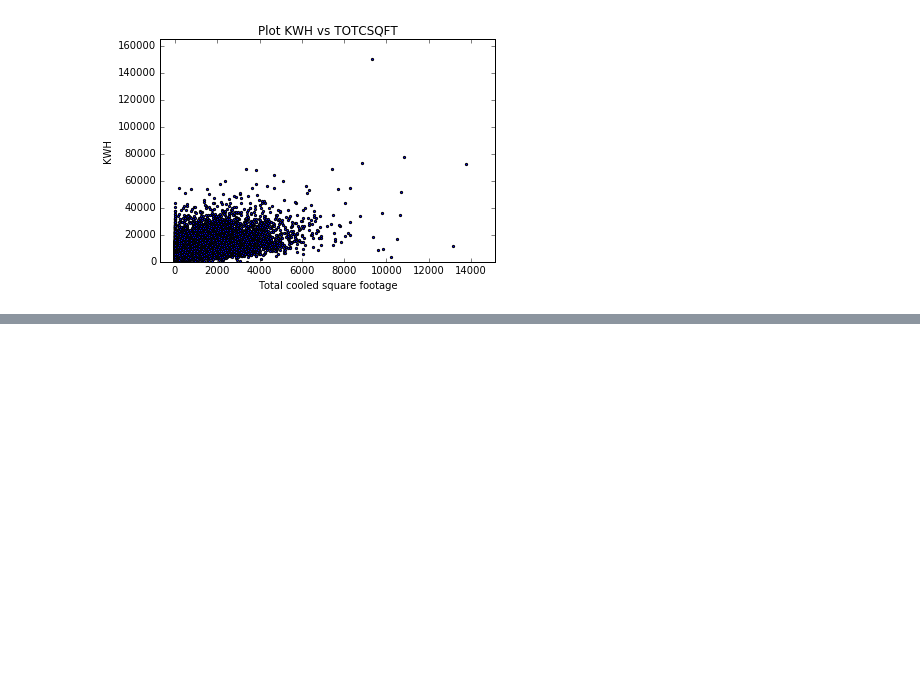
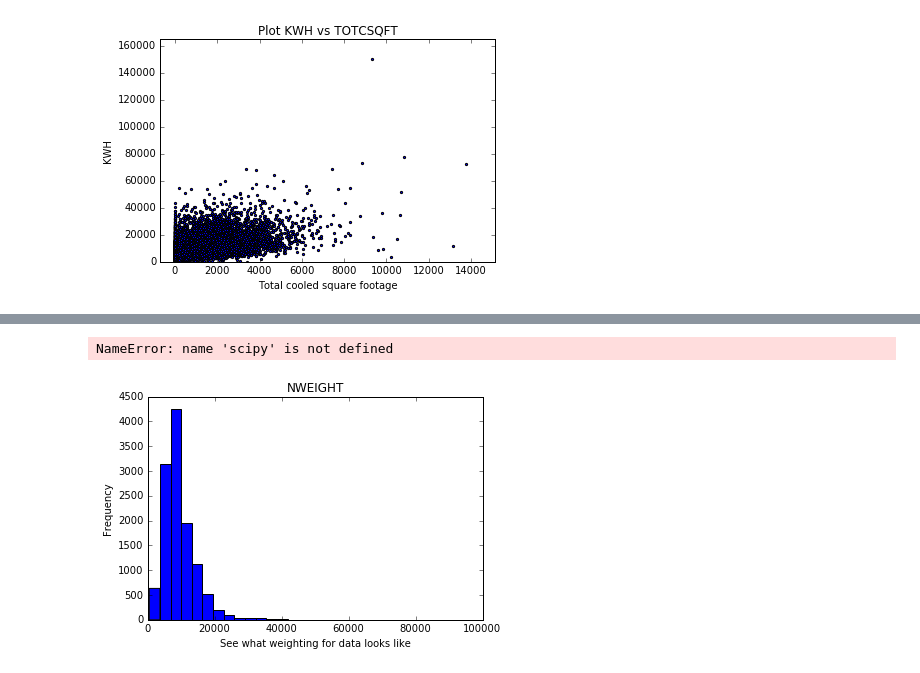
Before and after one commit to mohi7621/Springboard, a Jupyter notebook: capstone/data-wrangling-v3.ipynb, the cells around one changed output, grey strips where cells are left out. Saved outputs shown, nothing was run; the diff lists cells and outputs as text; code cells hidden in the pictures; blank space fills up the shorter version.

```diff
--- a/capstone/data-wrangling-v3.ipynb
+++ b/capstone/data-wrangling-v3.ipynb
@@ -79,7 +79,7 @@ fulldata = pd.DataFrame.from_csv('cap-data/recs2009_public.csv', index_col = Non
 target = fulldata.KWH
 
 # Save NWEIGHT
-nweight = fulldata.NWEIGHT
+lnweight = fulldata.NWEIGHT
 # %%
 # Now remove variable columns deemed unnecessary from wrangling codebook
 data = pd.DataFrame()
@@ -157,0 +235,13 @@ for var in r_vals.variable:
+# %%
+scipy.stats.ttest_ind(group1,group2)
+# %% [output]
+NameError: name 'scipy' is not defined
+# %%
+#Examine the weights of data
+plt.hist(lnweight, bins = 30)
+plt.title("NWEIGHT")
+plt.xlabel("See what weighting for data looks like")
+plt.ylabel("Frequency")
+plt.show()
+# %% [output]
+[figure, added]
```
Also changed, not shown: parts of 21 cells of this notebook, 8 other files.
